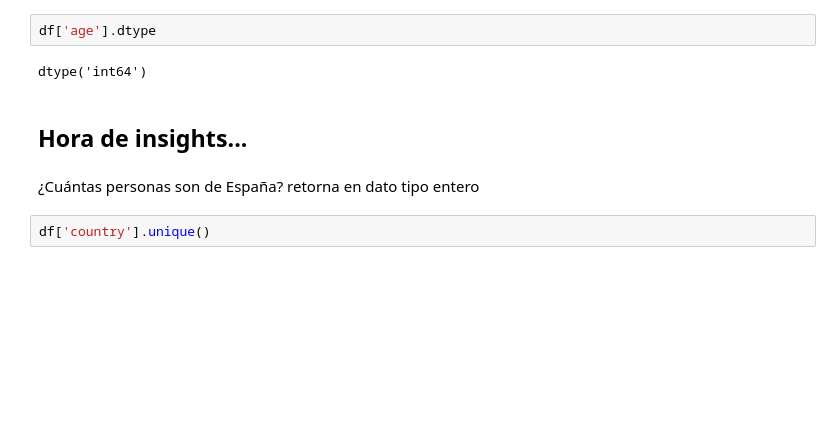
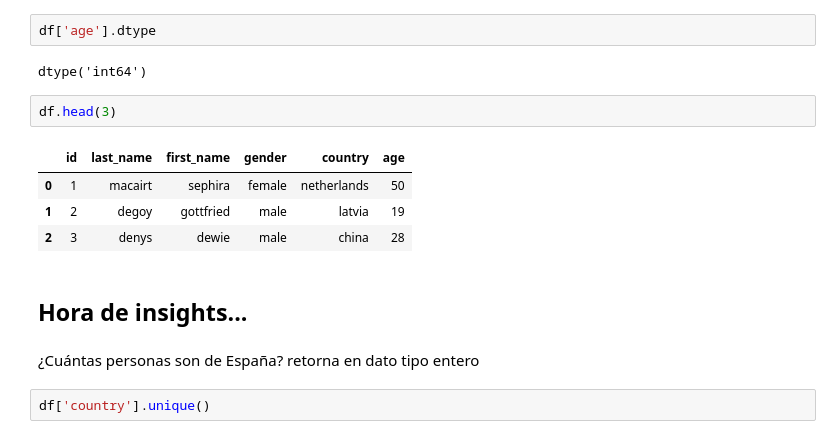
Before and after one commit to PaulAandree/Examen-Simulacro, a Jupyter notebook: main.ipynb, the cells around one changed output. Drawn from its saved outputs; the diff is of its cells as text; blank space fills up the shorter version.

```diff
--- a/main.ipynb
+++ b/main.ipynb
@@ -249,6 +264,13 @@ df['age'] = df['age'].astype('int64')
 df['age'].dtype
 # %% [output]
 dtype('int64')
+# %%
+df.head(3)
+# %% [output]
+|  | id | last_name | first_name | gender | country | age |
+| 0 | 1 | macairt | sephira | female | netherlands | 50 |
+| 1 | 2 | degoy | gottfried | male | latvia | 19 |
+| 2 | 3 | denys | dewie | male | china | 28 |
 # %% [markdown]
 ## Hora de insights...
 # %% [markdown]
```
Also changed, not shown: parts of 10 cells of this notebook, 5 other files.
